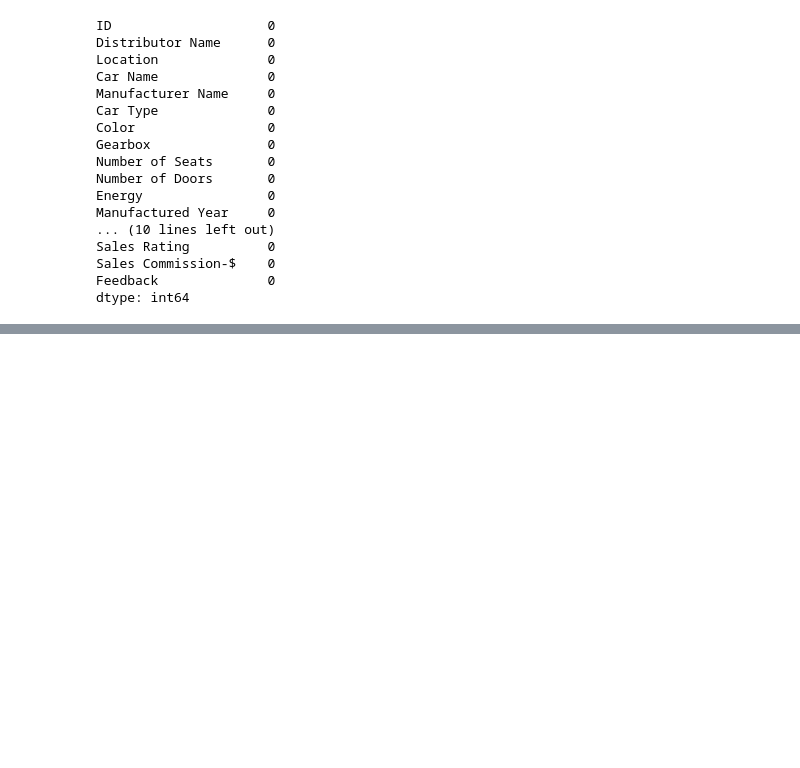
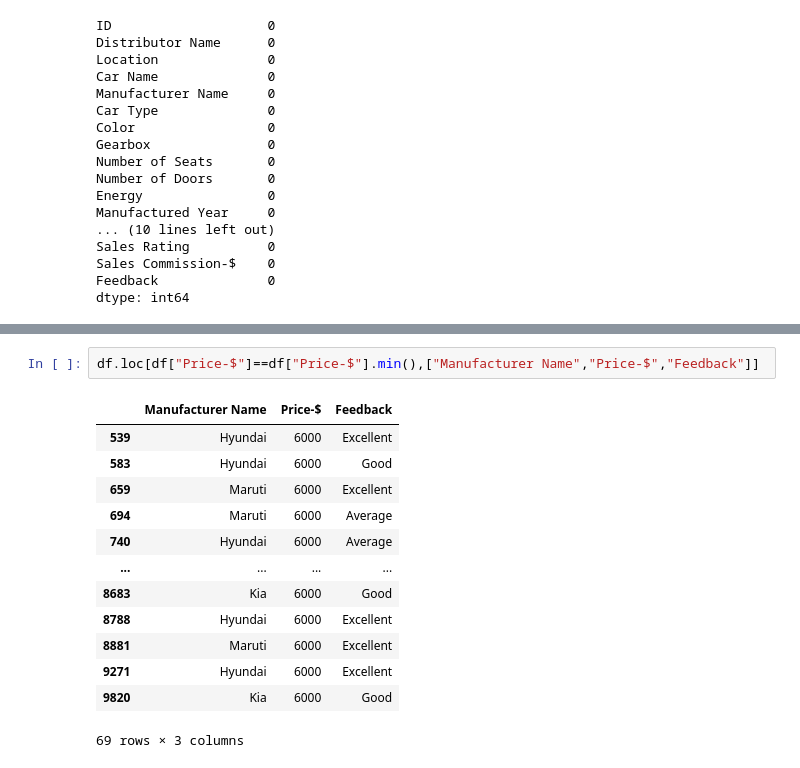
Before and after one commit to 3iraqi-0/mohamed_eleraqi_pandas_task_3, a Jupyter notebook: Used Cars Task.ipynb, the cells around one changed output, grey strips where cells are left out. Cells and saved outputs as stored; diff of their text form; blank space fills up the shorter version.

```diff
--- a/Used Cars Task.ipynb
+++ b/Used Cars Task.ipynb
@@ -116 +143,17 @@ dtype: int64
+# %%
+df.loc[df["Price-$"]==df["Price-$"].min(),["Manufacturer Name","Price-$","Feedback"]]
+# %% [output]
+|  | Manufacturer Name | Price-$ | Feedback |
+| 539 | Hyundai | 6000 | Excellent |
+| 583 | Hyundai | 6000 | Good |
+| 659 | Maruti | 6000 | Excellent |
+| 694 | Maruti | 6000 | Average |
+| 740 | Hyundai | 6000 | Average |
+| ... | ... | ... | ... |
+| 8683 | Kia | 6000 | Good |
+| 8788 | Hyundai | 6000 | Excellent |
+| 8881 | Maruti | 6000 | Excellent |
+| 9271 | Hyundai | 6000 | Excellent |
+| 9820 | Kia | 6000 | Good |
+69 rows × 3 columns
 # %% [markdown]
```
Also changed, not shown: parts of 21 cells of this notebook, 6 other files.
